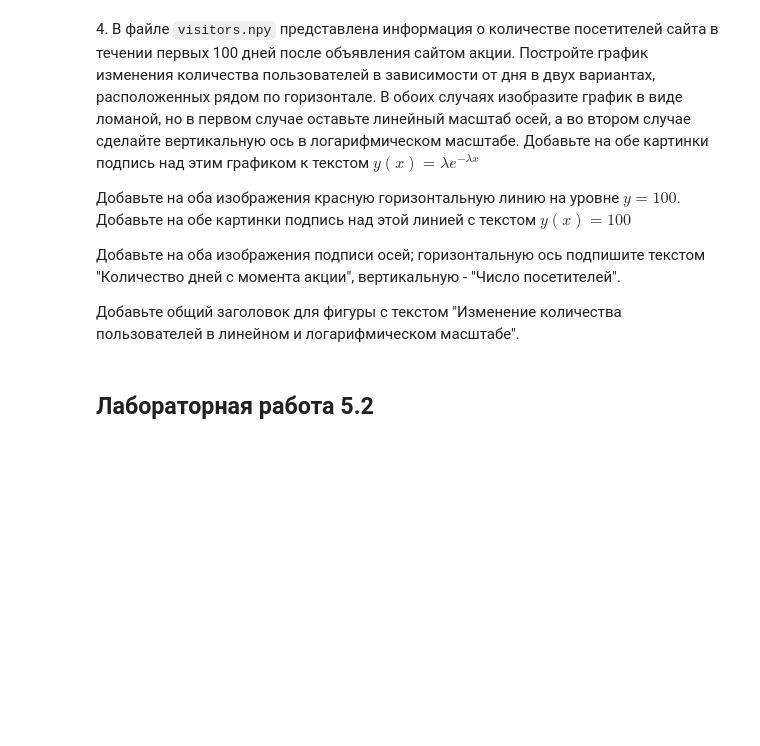
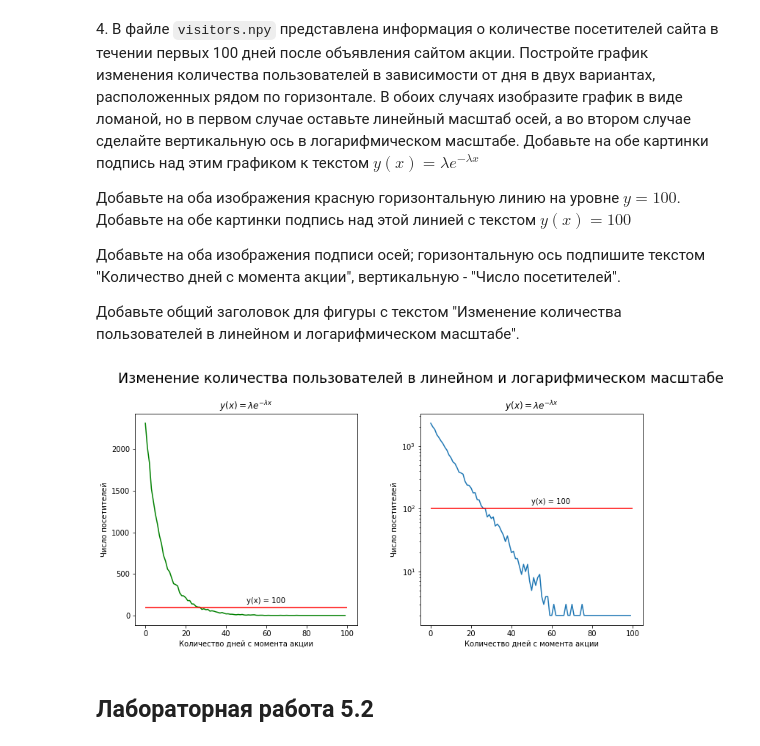
Before and after one commit to Nps-rf/Financial_University, a Jupyter notebook: 2 курс/TOBD_2022/Tasks/05 data_visualisation/05_visualization_ПИ21-7_Пикалов.Н.Н.ipynb, the cells around one changed output. Drawn from its saved outputs; the diff is of its cells as text; code cells hidden in the pictures; blank space fills up the shorter version.

```diff
--- a/2 курс/TOBD_2022/Tasks/05 data_visualisation/05_visualization_ПИ21-7_Пикалов.Н.Н.ipynb
+++ b/2 курс/TOBD_2022/Tasks/05 data_visualisation/05_visualization_ПИ21-7_Пикалов.Н.Н.ipynb
@@ -195,6 +195,40 @@ plt.show()
 Добавьте на оба изображения подписи осей; горизонтальную ось подпишите текстом "Количество дней с момента акции", вертикальную - "Число посетителей".
 
 Добавьте общий заголовок для фигуры с текстом "Изменение количества пользователей в линейном и логарифмическом масштабе".
+# %%
+visitors = np.load('data/visitors.npy')
+
+fig = plt.figure()
+ax1 = fig.add_axes([0.1, 0.1, 0.7, 1])
+
+line1, = ax1.plot(np.arange(len(visitors)), visitors, color='g')
+
+
+ax2 = fig.add_axes([1.0, 0.1, 0.7, 1])
+line2, = ax2.plot(np.arange(0, len(visitors)), visitors, label = '$y(x)=\lambda e^{-\lambda x}$')
+
+ax2.set_yscale('log')
+
+ax1.hlines(100, 0, len(visitors), color = 'r')
+ax1.text(50, 150, 'y(x) = 100')
+
+ax2.hlines(100, 0, len(visitors), color = 'r')
+ax2.text(50, 120, 'y(x) = 100')
+
+ax1.set_title('$y(x)=\lambda e^{-\lambda x}$')
+ax2.set_title('$y(x)=\lambda e^{-\lambda x}$')
+
+ax1.set_ylabel('Число посетителей')
+ax1.set_xlabel('Количество дней с момента акции')
+ax2.set_ylabel('Число посетителей')
+ax2.set_xlabel('Количество дней с момента акции')
+
+
+fig.suptitle('Изменение количества пользователей в линейном и логарифмическом масштабе', x=1, y=1.3, fontsize = 19)
+
+plt.show()
+# %% [output]
+[figure, added]
 # %% [markdown]
 ## Лабораторная работа 5.2
 # %% [markdown]
```
Also changed, not shown: 1 other file.
